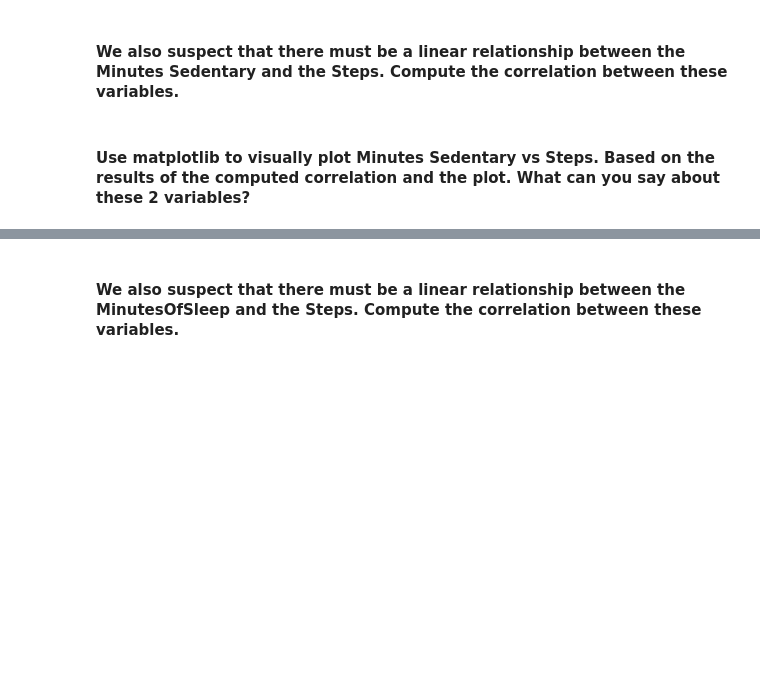
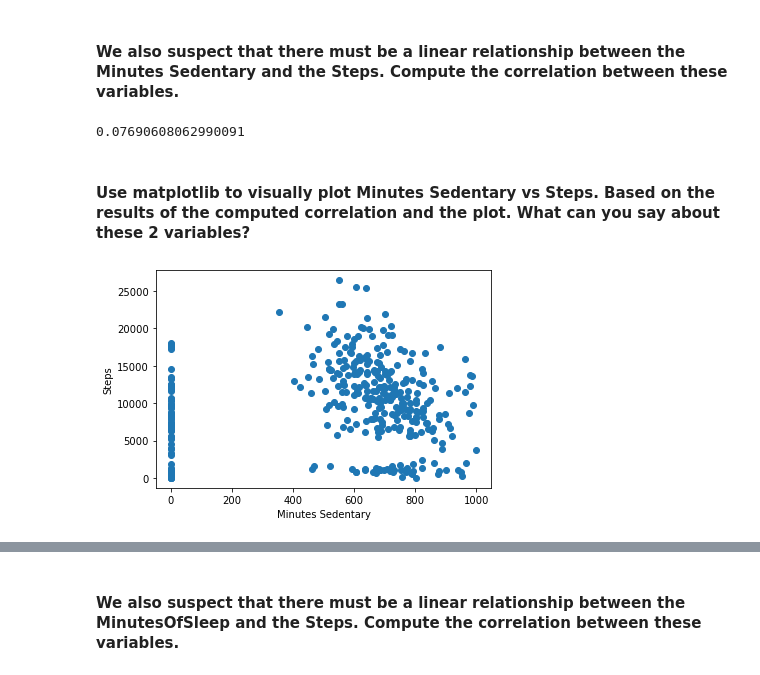
Before and after one commit to ta-data-mexpt/lab-pivot-table-and-correlation, a Jupyter notebook: your_code/main.ipynb, the cells around one changed output, grey strips where cells are left out. Cells and saved outputs as stored; diff of their text form; code cells hidden in the pictures; blank space fills up the shorter version.

```diff
--- a/your_code/main.ipynb
+++ b/your_code/main.ipynb
@@ -254,5 +260,9 @@ plt.show()
 #### We also suspect that there must be a linear relationship between the Minutes Sedentary and the Steps. Compute the correlation between these variables.
 # %%
 # your answer here
+
+fitbit['Minutes Sedentary'].corr(fitbit['Steps'])
+# %% [output]
+0.07690608062990091
 # %% [markdown]
 #### Use matplotlib to visually plot Minutes Sedentary vs Steps. Based on the results of the computed correlation and the plot. What can you say about these 2 variables?
@@ -262,0 +269,12 @@ plt.show()
+# %%
+# your answer here
+
+a = fitbit['Minutes Sedentary']
+b = fitbit['Steps']
+
+plt.xlabel('Minutes Sedentary')
+plt.ylabel('Steps')
+plt.scatter(a, b)
+plt.show()
+# %% [output]
+[figure, added]
```
Also changed, not shown: parts of 8 cells of this notebook.
